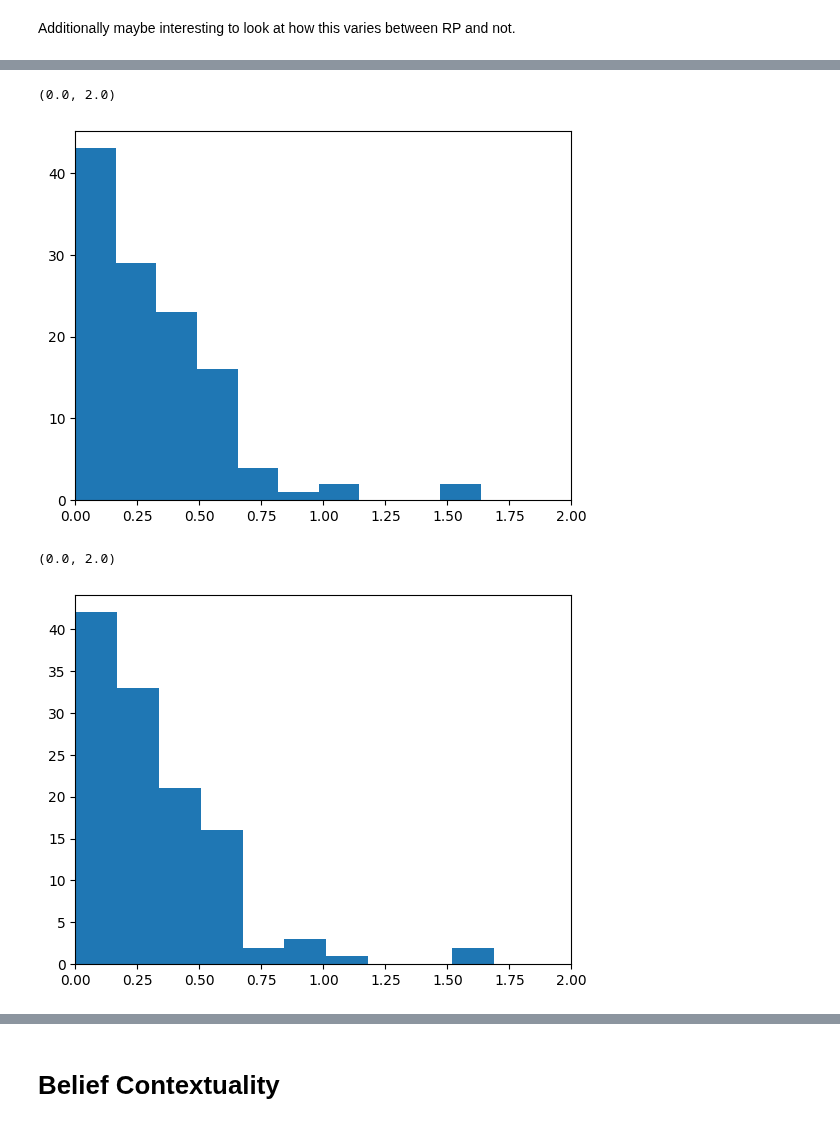
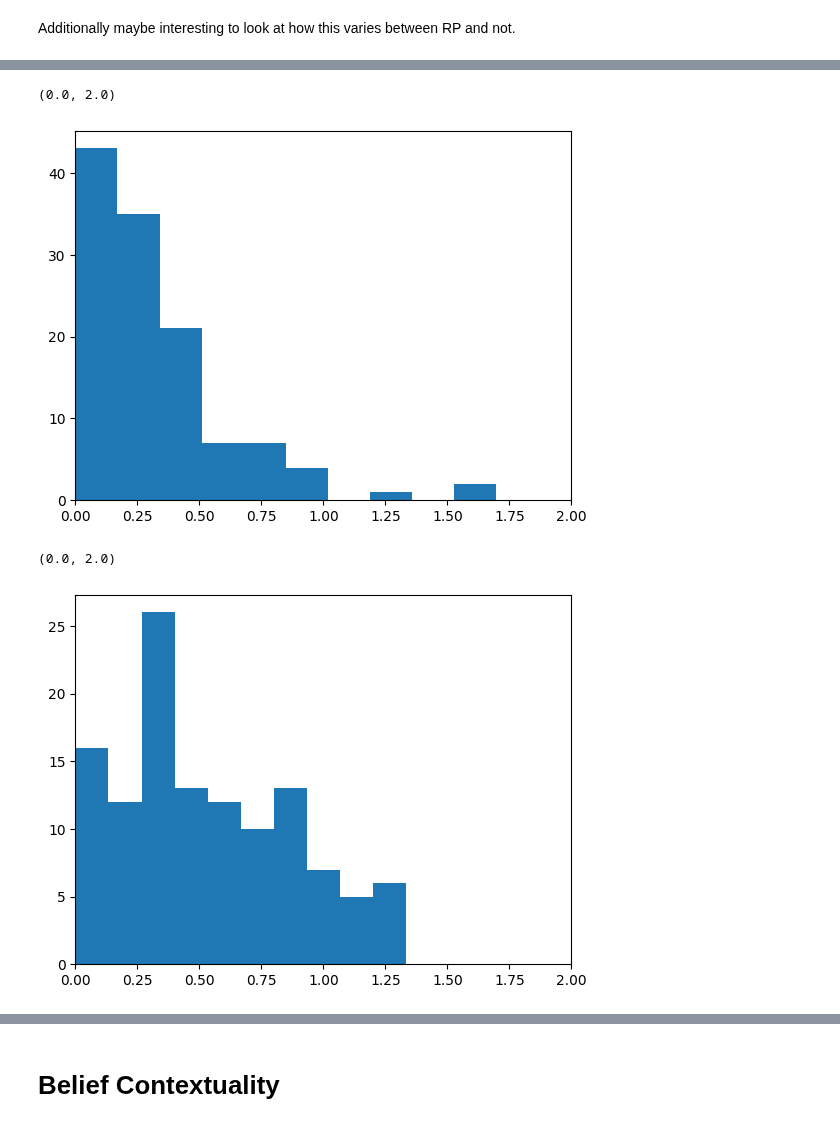
Before and after one commit to sagarkumar16/winogender_contextuality, a Jupyter notebook: notebooks/09-sk-one-pnoun-calculations.ipynb, the cells around one changed output, grey strips where cells are left out. Drawn from its saved outputs; the diff is of its cells as text; code cells hidden in the pictures.

```diff
--- a/notebooks/09-sk-one-pnoun-calculations.ipynb
+++ b/notebooks/09-sk-one-pnoun-calculations.ipynb
@@ -267,6 +208,6 @@ Text(0, 0.5, 'Empirical Generation Probability')
 # %%
 probability_distance_llama32 = []
-for idx in range(60):
+for idx in range(max_llama32):
     d1 = get_single_sentences(get_sent_order([0,1], get_index(idx, llama32)))
     d2 = get_single_sentences(get_sent_order([1,0], get_index(idx, llama32)))
 
@@ -284,7 +225,7 @@ Text(0.5, 1.0, 'Distance Distribution Llama 3.2 1B')
 sent_orders = [[0,1], [1,0]]
 
 llama_m_first_logit_changes = []
-for idx in range(60):
+for idx in range(max_llama32):
     for order in sent_orders:
         none_sentence = get_single_sentences(get_sent_order(order, get_index(idx, llama32)))
         filled_sentence = get_filled_pnoun(0, get_sent_order(order, get_index(idx, llama32)))
@@ -305,7 +246,7 @@ plt.hist(llama_m_first_logit_changes, bins=10)
 sent_orders = [[0,1], [1,0]]
 
 llama_f_first_logit_changes = []
-for idx in range(60):
+for idx in range(max_llama32):
     for order in sent_orders:
         none_sentence = get_single_sentences(get_sent_order(order, get_index(idx, llama32)))
         filled_sentence = get_filled_pnoun(1, get_sent_order(order, get_index(idx, llama32)))
@@ -326,7 +267,7 @@ plt.hist(llama_f_first_logit_changes, bins=10)
 sent_orders = [[0,1], [1,0]]
 
 llama_m_first_gen_changes = []
-for idx in range(60):
+for idx in range(max_llama32):
     for order in sent_orders:
         none_sentence = get_single_sentences(get_sent_order(order, get_index(idx, llama32)))
         filled_sentence = get_filled_pnoun(0, get_sent_order(order, get_index(idx, llama32)))
@@ -338,25 +279,25 @@ plt.hist(llama_m_first_gen_changes, bins=10)
 plt.xlim(0, 2)
 # %% [output]
 (0.0, 2.0)
-[figure, old version]
+[figure, new version]
 # %%
 # Logit changes with context addition, m first
 sent_orders = [[0,1], [1,0]]
 
 llama_f_first_gen_changes = []
-for idx in range(60):
+for idx in range(max_llama32):
     for order in sent_orders:
         none_sentence = get_single_sentences(get_sent_order(order, get_index(idx, llama32)))
         filled_sentence = get_filled_pnoun(1, get_sent_order(order, get_index(idx, llama32)))
         llama_f_first_gen_changes.append(distance.cityblock(
             get_generation_probs(none_sentence),
             get_generation_probs(filled_sentence)))
 
 plt.hist(llama_f_first_gen_changes, bins=10)
 plt.xlim(0,2)
 # %% [output]
 (0.0, 2.0)
-[figure, old version]
+[figure, new version]
 # %%
 fig, axs = plt.subplots(2,2, sharey=True, sharex=True)
 dist_bins = np.linspace(0,2,21)
```
Also changed, not shown: parts of 38 cells of this notebook, 1 other file.
